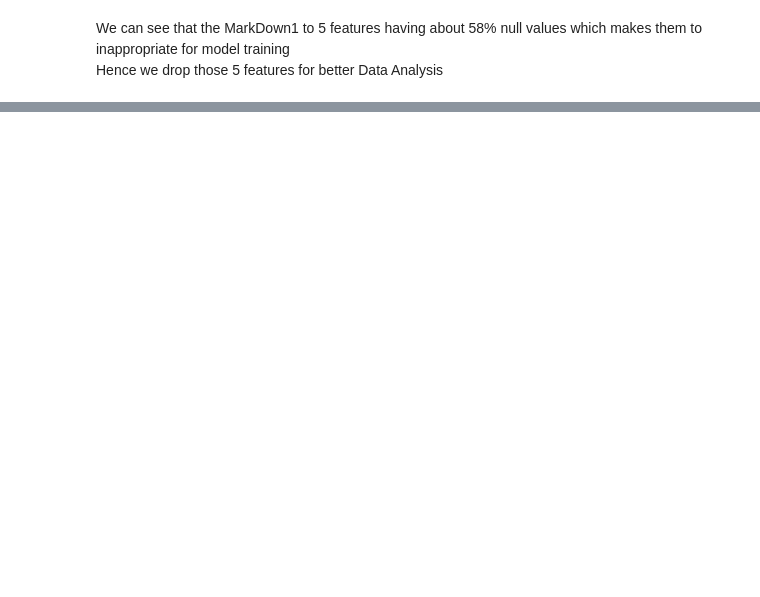
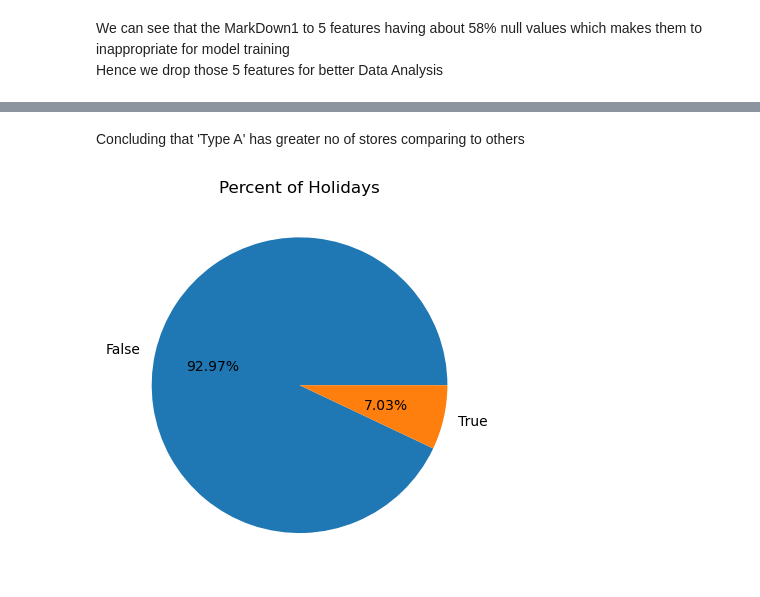
Before and after one commit to Govardhan211103/SalesForecasting, a Jupyter notebook: notebook/EDA.ipynb, the cells around one changed output, grey strips where cells are left out. Drawn from its saved outputs; the diff is of its cells as text; code cells hidden in the pictures; blank space fills up the shorter version.

```diff
--- a/notebook/EDA.ipynb
+++ b/notebook/EDA.ipynb
@@ -168,0 +240,11 @@ memory usage: 42.2+ MB
+# %% [markdown]
+Concluding that 'Type A' has greater no of stores comparing to others
+# %%
+## 'IsHoliday', Percentage of Holidays
+values=df_train['IsHoliday'].value_counts()
+plt.pie(values,labels=df_train['IsHoliday'].unique(),autopct='%.2f%%')
+plt.title("Percent of Holidays")
+
+plt.show()
+# %% [output]
+[figure, added]
```
Also changed, not shown: parts of 42 cells of this notebook, 5 other files.
